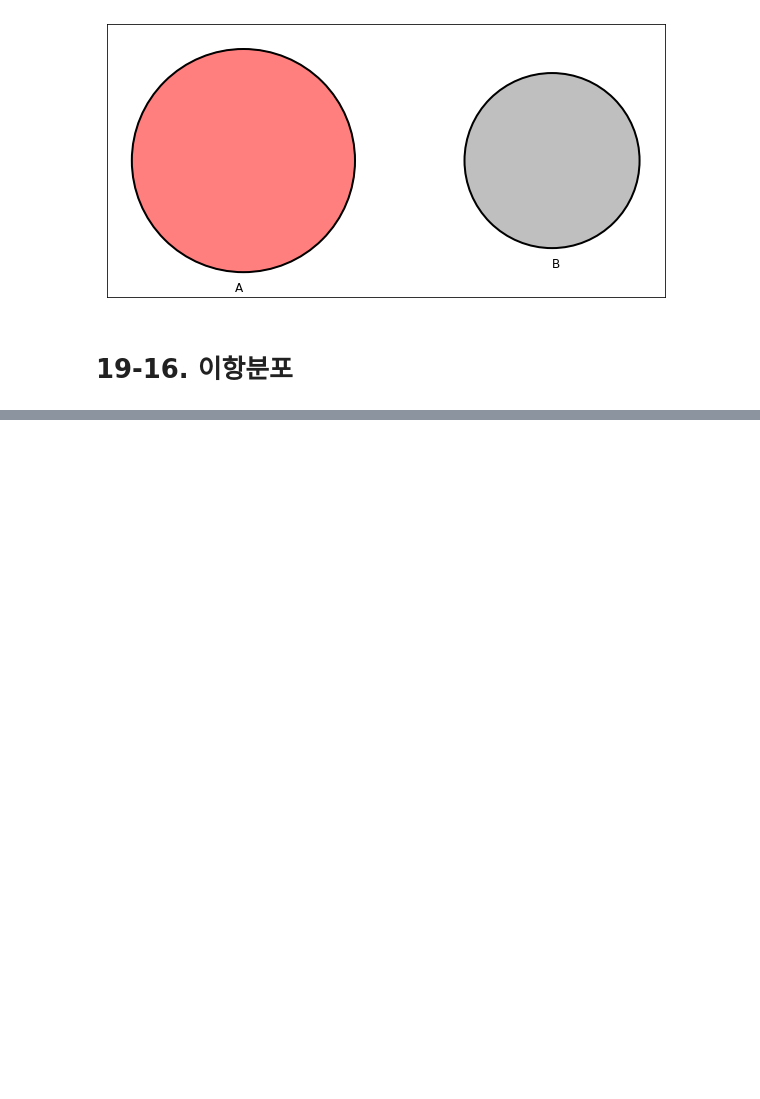
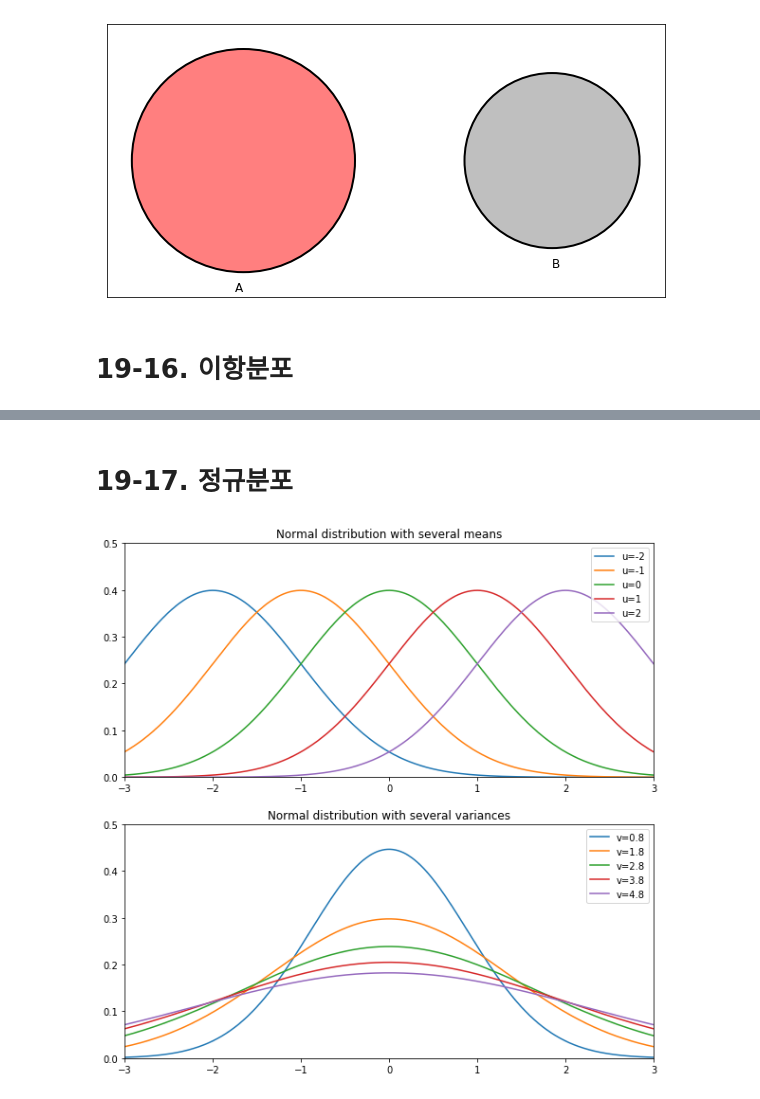
Before and after one commit to eunichoi/aiiffel_sba, a Jupyter notebook: 19. 확률 및 확률 분포.ipynb, the cells around one changed output, grey strips where cells are left out. Drawn from its saved outputs; the diff is of its cells as text; code cells hidden in the pictures; blank space fills up the shorter version.

```diff
--- a/19. 확률 및 확률 분포.ipynb
+++ b/19. 확률 및 확률 분포.ipynb
@@ -144,0 +201,47 @@ plt.gca().set_axis_on()
+# %% [markdown]
+# 19-17. 정규분포
+# %%
+# 정규 분포 그림
+import math
+import matplotlib.pyplot as plt
+
+u = 0 # 평균
+v = 1# 분산
+
+# 좌표 설정
+n = 1000
+plot_x_range = 3
+plot_y_range = 0.5
+
+# 정규 분포 함수 (직관적 이해를 위해 수식을 그대로 표현)
+def f_X(x,u,v):
+    return 1/(math.sqrt(2*math.pi*v))*math.exp(-(x-u)**2/(2*v))
+
+# X값
+X = [-plot_x_range+2*plot_x_range*x/n for x in range(n+1)]
+
+# 그래프 그리기
+plt.figure(figsize=(10,10))
+ax1 = plt.subplot(2, 1 ,1)
+plt.xlim(-plot_x_range, plot_x_range)
+plt.ylim(0,plot_y_range)
+plt.title("Normal distribution with several means")
+
+ax2 = plt.subplot(2, 1 ,2)
+plt.xlim(-plot_x_range, plot_x_range)
+plt.ylim(0,plot_y_range)
+plt.title("Normal distribution with several variances")
+
+for shifted_u in range(-2,3):
+    n_y = [f_X(x, shifted_u, v) for x in X]
+    ax1.plot(X, n_y, label='u='+str(shifted_u))
+
+for different_v in [(8+10*i)/10 for i in range(5)]:
+    n_y = [f_X(x, u, different_v) for x in X]
+    ax2.plot(X, n_y, label='v='+str(different_v))
+
+ax1.legend(loc="best")
+ax2.legend(loc="best")
+plt.show()
+# %% [output]
+[figure, added]
```
Also changed, not shown: parts of 3 cells of this notebook.
